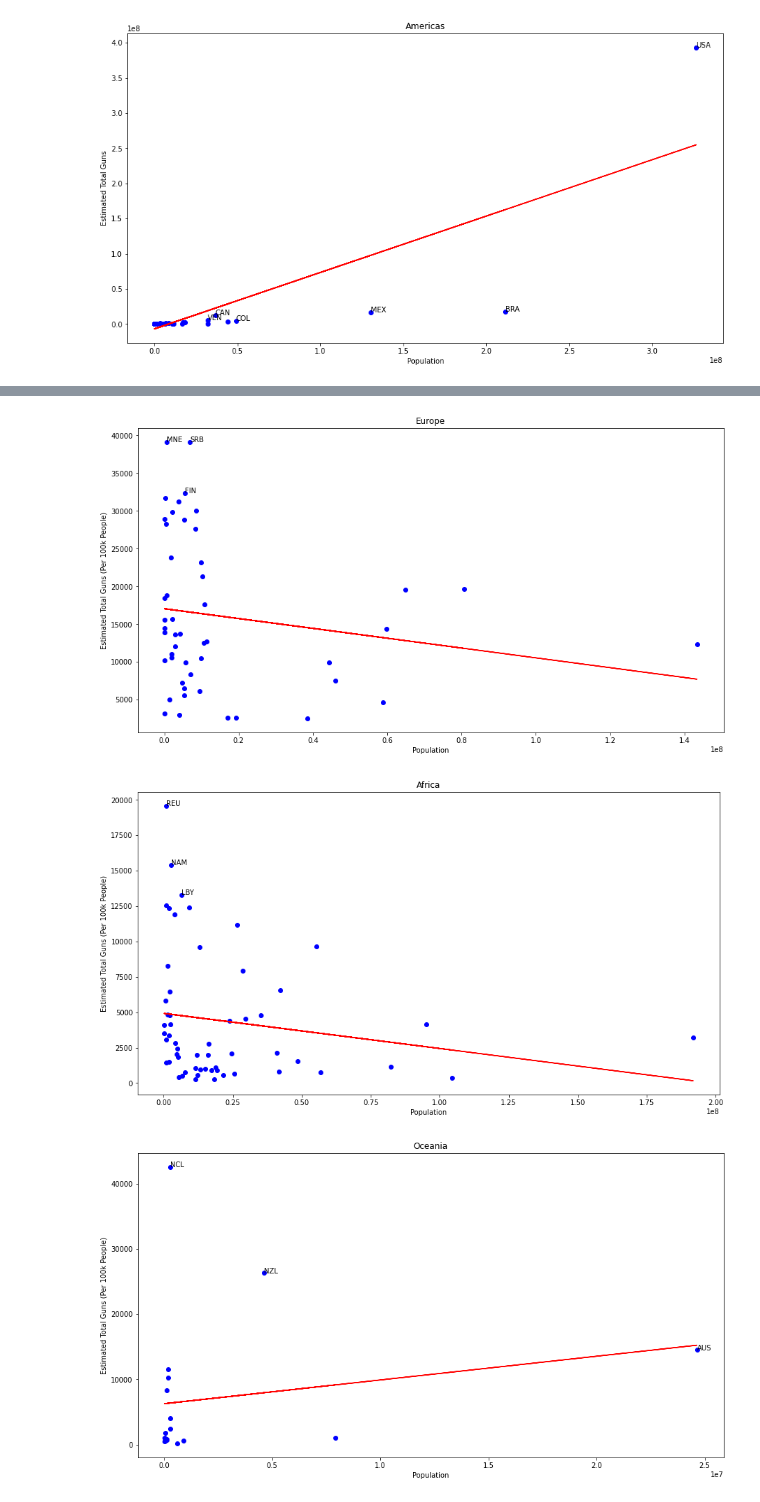
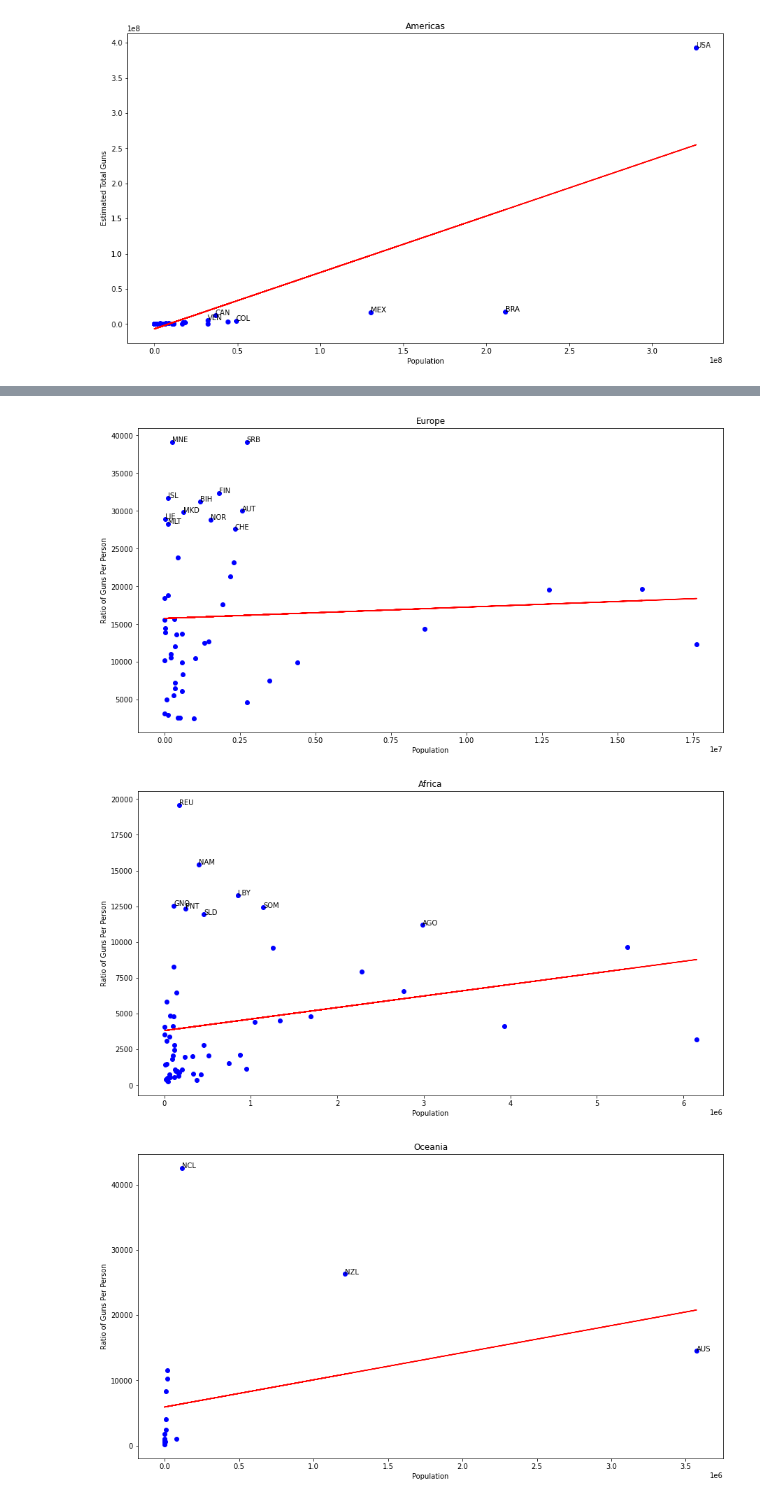
Before and after one commit to the-amazing-works-of-stephanie/gun-violence-analysis, a Jupyter notebook: fp.ipynb, the cells around one changed output, grey strips where cells are left out. Cells and saved outputs as stored; diff of their text form; code cells hidden in the pictures.

```diff
--- a/fp.ipynb
+++ b/fp.ipynb
@@ -174,7 +170,6 @@ Looking at these tables, there seems to be a bit of a linear relationship betwee
 titles = list(guns_per_region.keys())
 # Here we have implemented thresholds for the minimum value for gun ownership that we want to label on the graphs
 thresholds = {'Asia': 40000000, 'Europe': 10000000, 'Africa': 3000000, 'Oceania': 1000000, 'Americas': 4500000}
-check_guns = {}
 for i in titles:
     x = (np.array(list(pop[i].values())))
     y = (np.array(list(guns[i].values())))
@@ -194,10 +189,8 @@ for i in titles:
 
     # Label the highest-ranking nations on the graphs with their country code
     for j in pop[i].keys():
+        # Check if it meets the threshold, and if so, label the point with its country code
         if guns[i][j] >= thresholds[i]:
-            if not check_guns.get(i, False):
-                check_guns[i] = []
-            check_guns[i].append(j)
             plt.text(x=pop[i][j], y=guns[i][j], s=j)
     plt.show()
 # %% [output]
@@ -209,5 +204,5 @@ for i in titles:
 # %%
-guns = {}
+pop = {}
 guns_per = {}
 for key in guns_per_region.keys():
     table = guns_per_region[key]
@@ -216,13 +211,13 @@ for key in guns_per_region.keys():
     for row in table.iterrows():
         total_pop[row[1]['country_code']] = int(row[1]['population'].replace(",", ""))
         total_gun[row[1]['country_code']] = row[1]['guns_per_100k']
-    guns[key] = total_pop
+    pop[key] = total_pop
     guns_per[key] = total_gun
 # %%
-#this section of code is plotting total guns per 100k people against total population (kind of a guns:people ratio)
-
 titles = list(guns_per_region.keys())
-thresholds = {'Asia': 30000, 'Europe': 32000, 'Africa': 13000, 'Oceania': 14000, 'Americas': 10000}
+# Again, set our thresholds to only see labels for the most significant data
+thresholds = {'Asia': 30000, 'Europe': 25000, 'Africa': 11000, 'Oceania': 14000, 'Americas': 10000}
+# Here I will set up this dictionary to gather all of the significant data to compare homicide rates with afterwards
 check_guns_per = {}
 for i in titles:
     x = (np.array(list(guns[i].values())))
@@ -231,16 +226,18 @@ for i in titles:
     plt.figure(figsize=(15, 8))
     plt.scatter(x, y, color="Blue")
 
+    # Fit a new linear regression
     regr = LinearRegression()
 
     regr.fit(x.reshape(-1, 1), y.reshape(-1, 1))
     plt.plot(x.reshape(-1, 1), regr.predict(x.reshape(-1, 1)), color="Red")
 
     plt.xlabel("Population")
-    plt.ylabel("Estimated Total Guns (Per 100k People)")
+    plt.ylabel("Ratio of Guns Per Person")
     plt.title(i)
 
     for j in guns[i].keys():
+        # Check if it meets the threshold, and if so, label the point with its country code, and store it in check_guns_per
         if guns_per[i][j] >= thresholds[i]:
             if not check_guns_per.get(i, False):
                 check_guns_per[i] = []
@@ -252,3 +249,3 @@ for i in titles:
-[figure, old version]
+[figure, new version]
-[figure, old version]
+[figure, new version]
-[figure, old version]
+[figure, new version]
```
Also changed, not shown: parts of 16 cells of this notebook.
